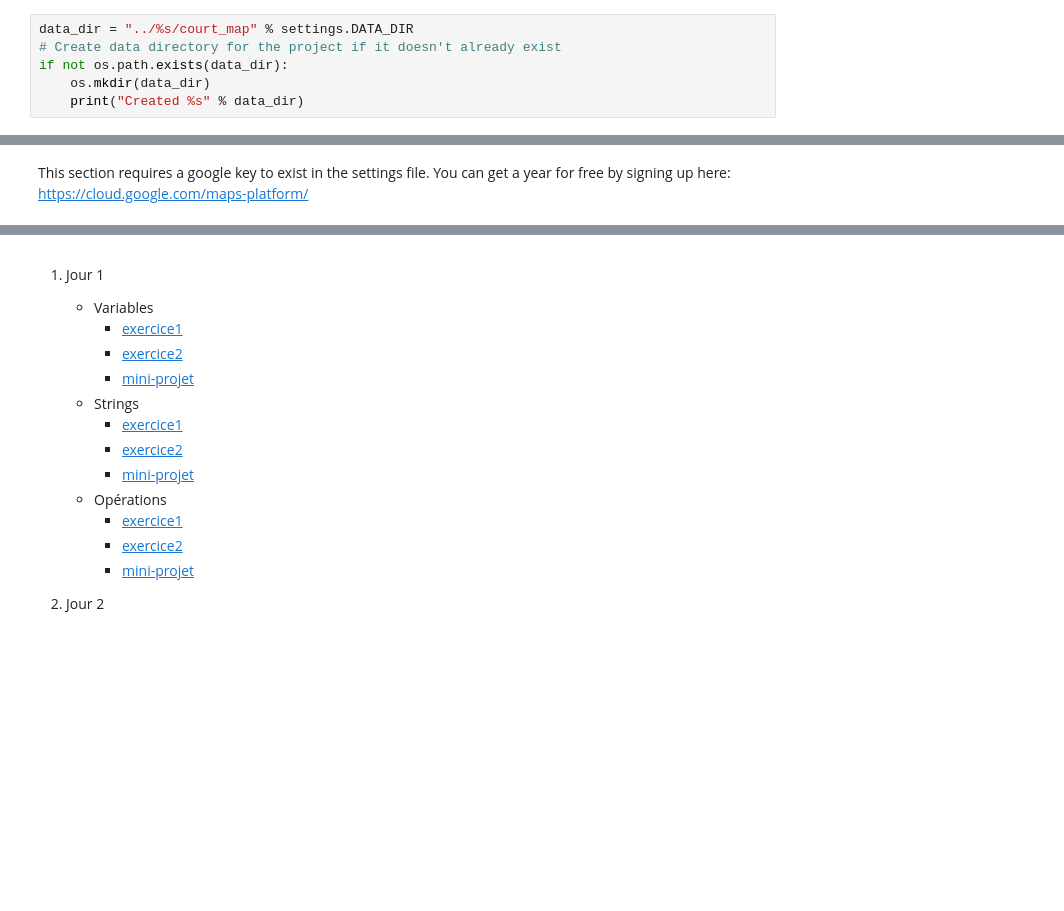
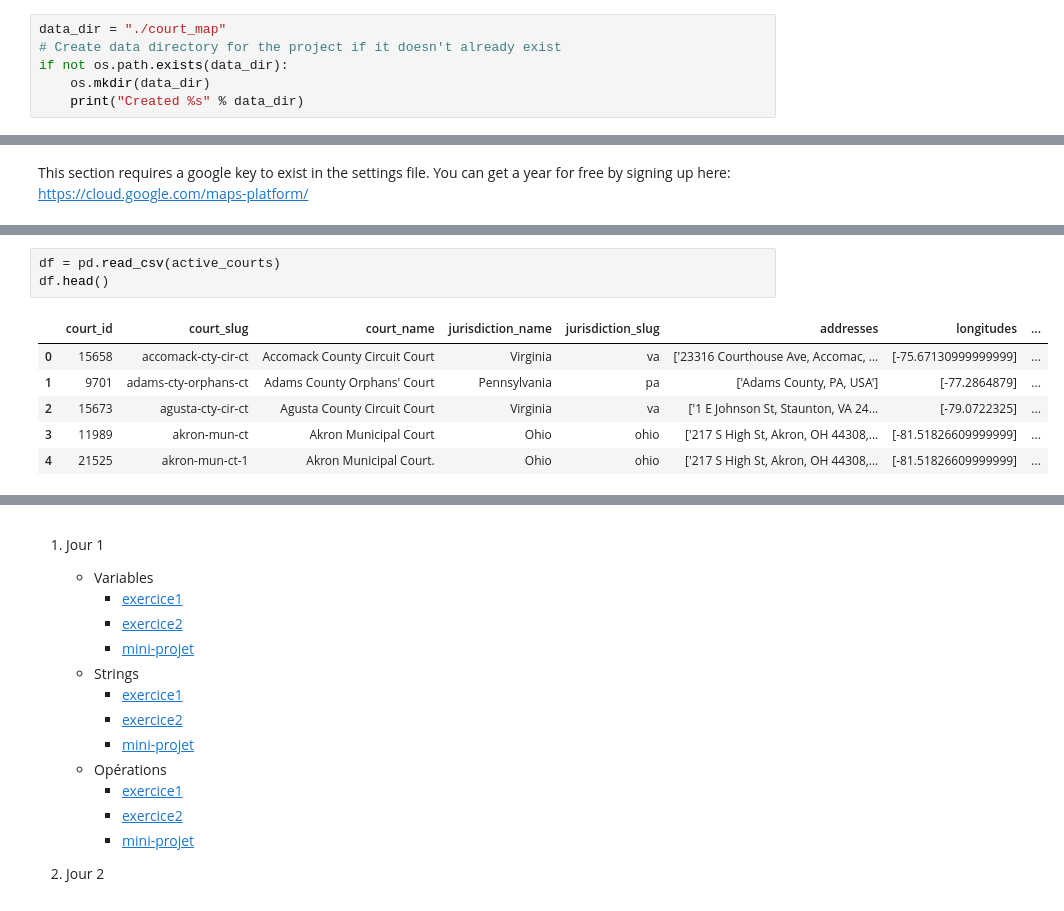
Before and after one commit to Hotsnown/seminaire-bordeaux-2022, a Jupyter notebook: exercices/jour2/2.3 Librairies/2.3.3 mini-project.ipynb, the cells around one changed output, grey strips where cells are left out. Saved outputs shown, nothing was run; the diff lists cells and outputs as text; blank space fills up the shorter version.

```diff
--- a/exercices/jour2/2.3 Librairies/2.3.3 mini-project.ipynb
+++ b/exercices/jour2/2.3 Librairies/2.3.3 mini-project.ipynb
@@ -22,7 +18,7 @@ import matplotlib
 Create a CSV file with all of the courts that exist in the CAP databse.
 For each court, add the full jurisdiction name. This will be useful for locating it on a Google map.
 # %%
-data_dir = "../%s/court_map" % settings.DATA_DIR
+data_dir = "./court_map"
 # Create data directory for the project if it doesn't already exist
 if not os.path.exists(data_dir):
     os.mkdir(data_dir)
@@ -134,0 +179,10 @@ else:
+# %%
+df = pd.read_csv(active_courts)
+df.head()
+# %% [output]
+|  | court_id | court_slug | court_name | jurisdiction_name | jurisdiction_slug | addresses | longitudes | ... |
+| 0 | 15658 | accomack-cty-cir-ct | Accomack County Circuit Court | Virginia | va | ['23316 Courthouse Ave, Accomac, ... | [-75.67130999999999] | ... |
+| 1 | 9701 | adams-cty-orphans-ct | Adams County Orphans' Court | Pennsylvania | pa | ['Adams County, PA, USA'] | [-77.2864879] | ... |
+| 2 | 15673 | agusta-cty-cir-ct | Agusta County Circuit Court | Virginia | va | ['1 E Johnson St, Staunton, VA 24... | [-79.0722325] | ... |
+| 3 | 11989 | akron-mun-ct | Akron Municipal Court | Ohio | ohio | ['217 S High St, Akron, OH 44308,... | [-81.51826609999999] | ... |
+| 4 | 21525 | akron-mun-ct-1 | Akron Municipal Court. | Ohio | ohio | ['217 S High St, Akron, OH 44308,... | [-81.51826609999999] | ... |
```
Also changed, not shown: parts of 13 cells of this notebook.
